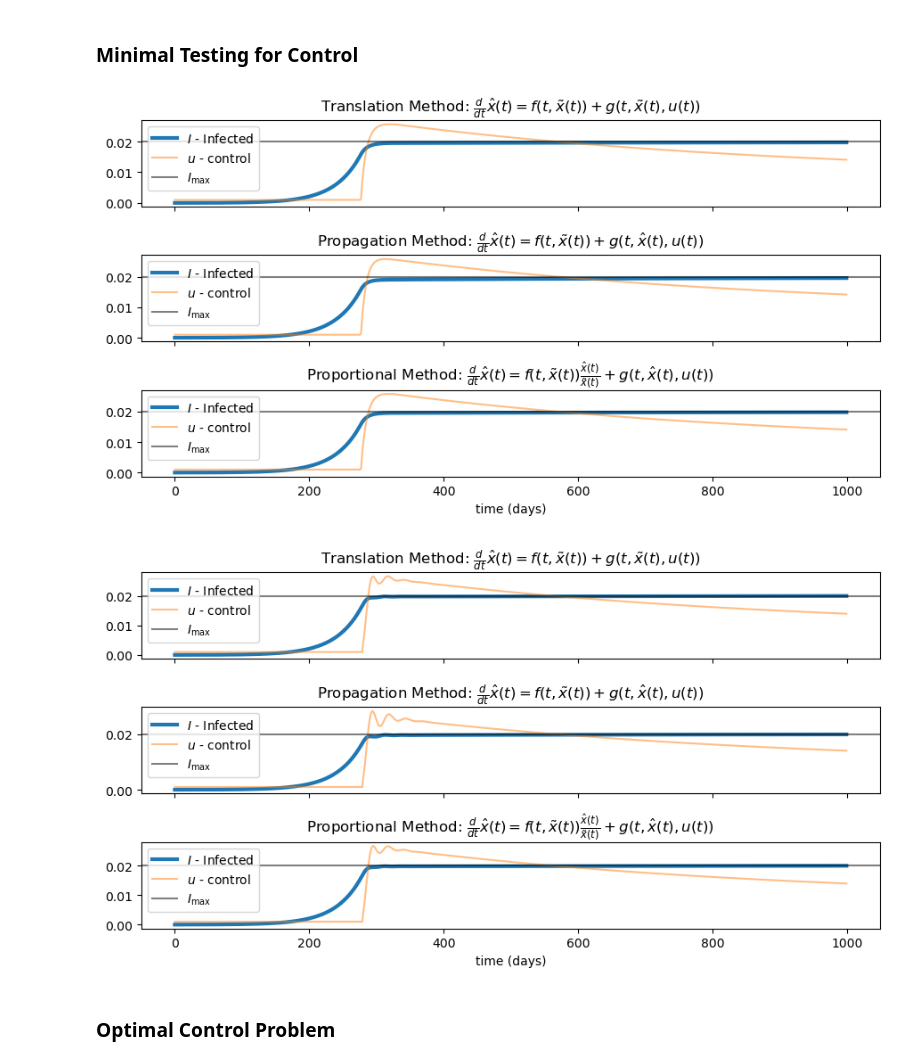
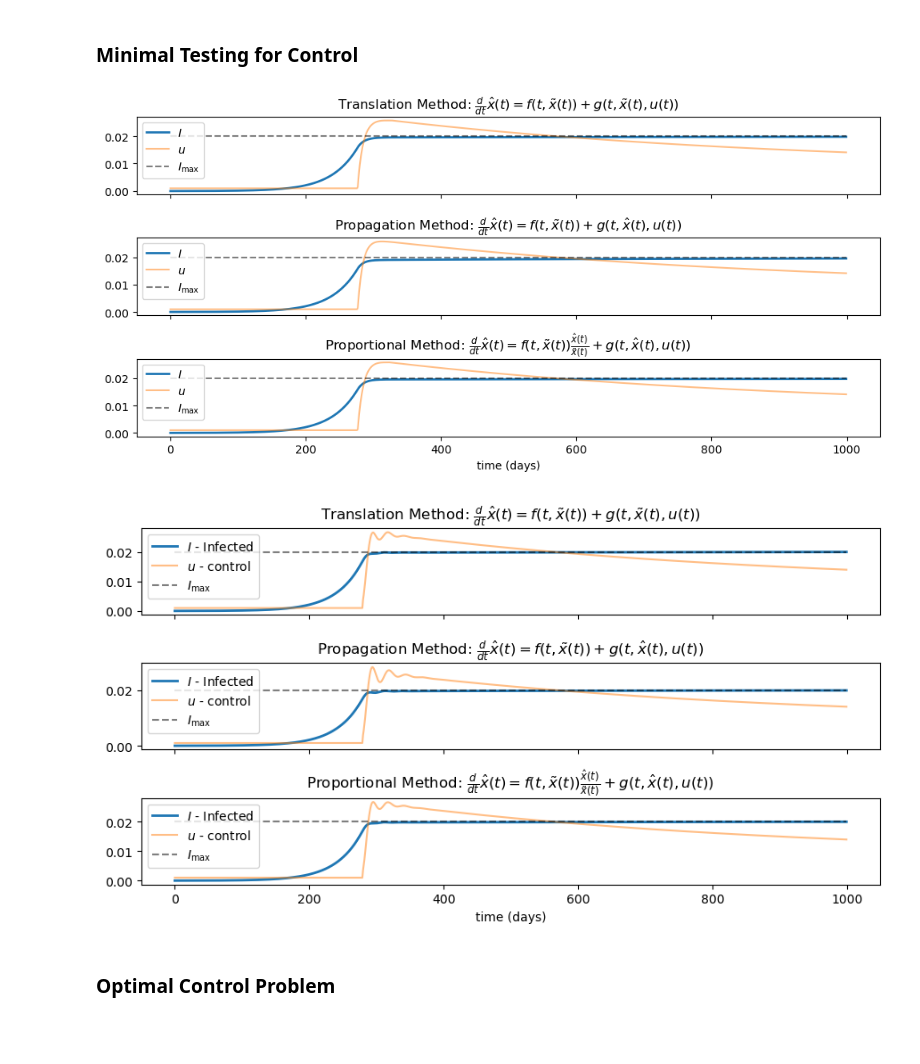
Before and after one commit to fredsonaguiar/sirq_model_control_quarantine, a Jupyter notebook: sirq model - complete.ipynb, the cells around one changed output. Drawn from its saved outputs; the diff is of its cells as text; code cells hidden in the pictures; blank space fills up the shorter version.

```diff
--- a/sirq model - complete.ipynb
+++ b/sirq model - complete.ipynb
@@ -707,10 +709,12 @@ plt.show()
 # %%
 predictions = []
 
-for i in range(input_lenght, sample_lenght):
+for i in range(input_lenght, len(sample)):
     prediction = np.zeros((mpc_lenght, 2))
     prediction[:,0] = np.arange(i, i+mpc_lenght)
-    prediction[:,1] = lstm_state_predictor(np.array([sample[i-input_lenght:i,[1,-1]]]))[0,:,0]
+    i_past = sample[i-input_lenght:i,[1,-1]]
+    i_pred = lstm_state_predictor(np.array([i_past]))[0,:,0]
+    prediction[:,1] = i_pred
 
     predictions.append(prediction)
 # %%
@@ -751,10 +755,10 @@ def mpc_minimal_control(strategy, i_pred):
         if strategy == "proportional":
             i_hat_k = i_pred[0]
             for n in range(k):
-                i_hat *= (i_pred[n+1]/i_pred[n] - w)
+                i_hat_k *= (i_pred[n+1]/i_pred[n] - w)
         i_hat.append(i_hat_k)
-    print(i_hat)
-    i_hat = vertcat(i_hat)
+    # print(i_hat)
+    i_hat = hcat(i_hat)
 
     # Allocate an NLP solver
     nlp = {'f':w, 'x':w, 'g':i_hat}
@@ -765,7 +769,6 @@ def mpc_minimal_control(strategy, i_pred):
     arg = dict()
     arg["lbx"] = u_min
     arg["ubx"] = u_max
-    # arg["lbg"] = 0
     arg["ubg"] = i_max
 
     # Solve the problem
@@ -807,7 +810,6 @@ def mpc_optimal_control_gekko(strategy, i_pred, x0, u_min, u_max):
 
     # mitogation
     gekko_model.Equation(I <= i_max)
-    gekko_model.Equation(Q <= c_max)
 
     # costs
     gekko_model.Minimize((u*(1-Q))**2 + c_Q*Q**2 + c_I*I**2)
@@ -851,7 +853,7 @@ def mpc_optimal_control_casadi(strategy, I_pred, X0, u_min, u_max):
 
     # Objective function and constraints
     J = sum1(U**2*(1-Q)**2 + c_Q*Q**2 + c_I*I**2)
-    G = vertcat(I, Q, U*(1-Q))
+    G = vertcat(I, U*(1-Q))
 
     # Allocate an NLP solver
     nlp = {'f':J, 'x':U, 'g':G}
@@ -860,8 +862,8 @@ def mpc_optimal_control_casadi(strategy, I_pred, X0, u_min, u_max):
 
     # Bounds on u and initial condition
     arg = dict()
-    arg["lbg"] = [-inf]*mpc_lenght + [-inf]*mpc_lenght + [u_min]*mpc_lenght
-    arg["ubg"] = [i_max]*mpc_lenght + [c_max]*mpc_lenght + [u_max]*mpc_lenght
+    arg["lbg"] = [-inf]*mpc_lenght + [u_min]*mpc_lenght
+    arg["ubg"] = [i_max]*mpc_lenght + [u_max]*mpc_lenght
 
     # Solve the problem
     res = solver(**arg)
@@ -1136,22 +1099,22 @@ filename = "predictor_files/solutions_pred_minimal_exact.pkl"
 # pkl.dump(solutions_pred_minimal_exact, open(filename, "wb"))
 solutions_pred_minimal_exact = pkl.load(open(filename, "rb"))
 # %%
-fig, ax = plt.subplots(len(strategies), figsize=(9,5), sharex=True)
+fig, ax = plt.subplots(len(strategies), figsize=(10,5), sharex=True)
 
 for i, (strategy, equation, (states, _))  in enumerate(zip(strategies, equations, solutions_pred_minimal_exact)):
-    ax[i].plot(states[:,1], label="$I$ - Infected", linewidth=3)
-    ax[i].plot(states[:,-1], label="$u$ - control", alpha=0.5)
-    ax[i].axhline(i_max, label="$I_{\max}$", color="k", alpha=0.5)
+    ax[i].plot(states[:,1], label="$I$", linewidth=2)
+    ax[i].plot(states[:,-1], label="$u$", alpha=0.5)
+    ax[i].plot(i_max*np.ones(len(states)), "--", label="$I_{\max}$", color="k", alpha=0.5)
 
     ax[i].set_title("{} Method: {}".format(strategy.title(), equation))
     ax[i].legend()
 
 plt.xlabel("time (days)")
 fig.tight_layout()
-# plt.savefig("predictor_figures/solutions_pred_minimal_exact.svg", bbox_inches='tight', format="svg")
+plt.savefig("predictor_figures/solutions_pred_minimal_exact.svg", bbox_inches='tight', format="svg")
 plt.show()
 # %% [output]
-[figure, old version]
+[figure, new version]
 # %%
 solutions_pred_minimal_lstm = []
 
@@ -1169,9 +1132,9 @@ fig, ax = plt.subplots(len(strategies), figsize=(9,5), sharex=True)
 # fig, ax = plt.subplots(len(strategies))
 
 for i, (strategy, equation, (states, _))  in enumerate(zip(strategies, equations, solutions_pred_minimal_lstm)):
-    ax[i].plot(states[:,1], label="$I$ - Infected", linewidth=3)
+    ax[i].plot(states[:,1], label="$I$ - Infected", linewidth=2)
     ax[i].plot(states[:,-1], label="$u$ - control", alpha=0.5)
-    ax[i].axhline(i_max, label="$I_{\max}$", color="k", alpha=0.5)
+    ax[i].plot(i_max*np.ones(len(states)), "--", label="$I_{\max}$", color="k", alpha=0.5)
 
     ax[i].set_title("{} Method: {}".format(strategy.title(), equation))
     ax[i].legend()
@@ -1181,7 +1144,7 @@ fig.tight_layout()
 plt.savefig("predictor_figures/solutions_pred_minimal_lstm.svg", bbox_inches='tight', format="svg")
 plt.show()
 # %% [output]
-[figure, old version]
+[figure, new version]
 # %% [markdown]
 ### Optimal Control Problem
 # %%
```
Also changed, not shown: parts of 19 cells of this notebook.
